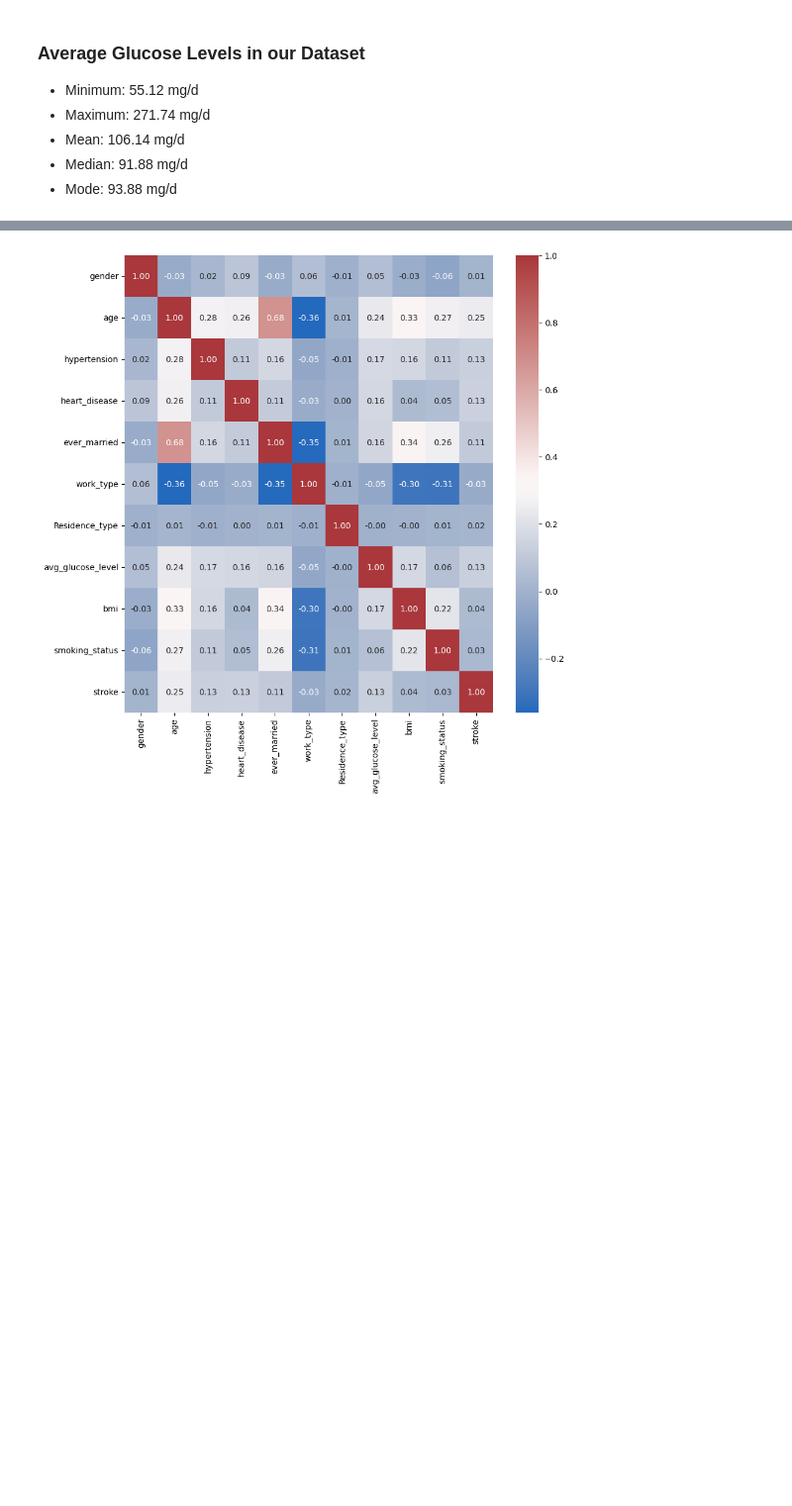
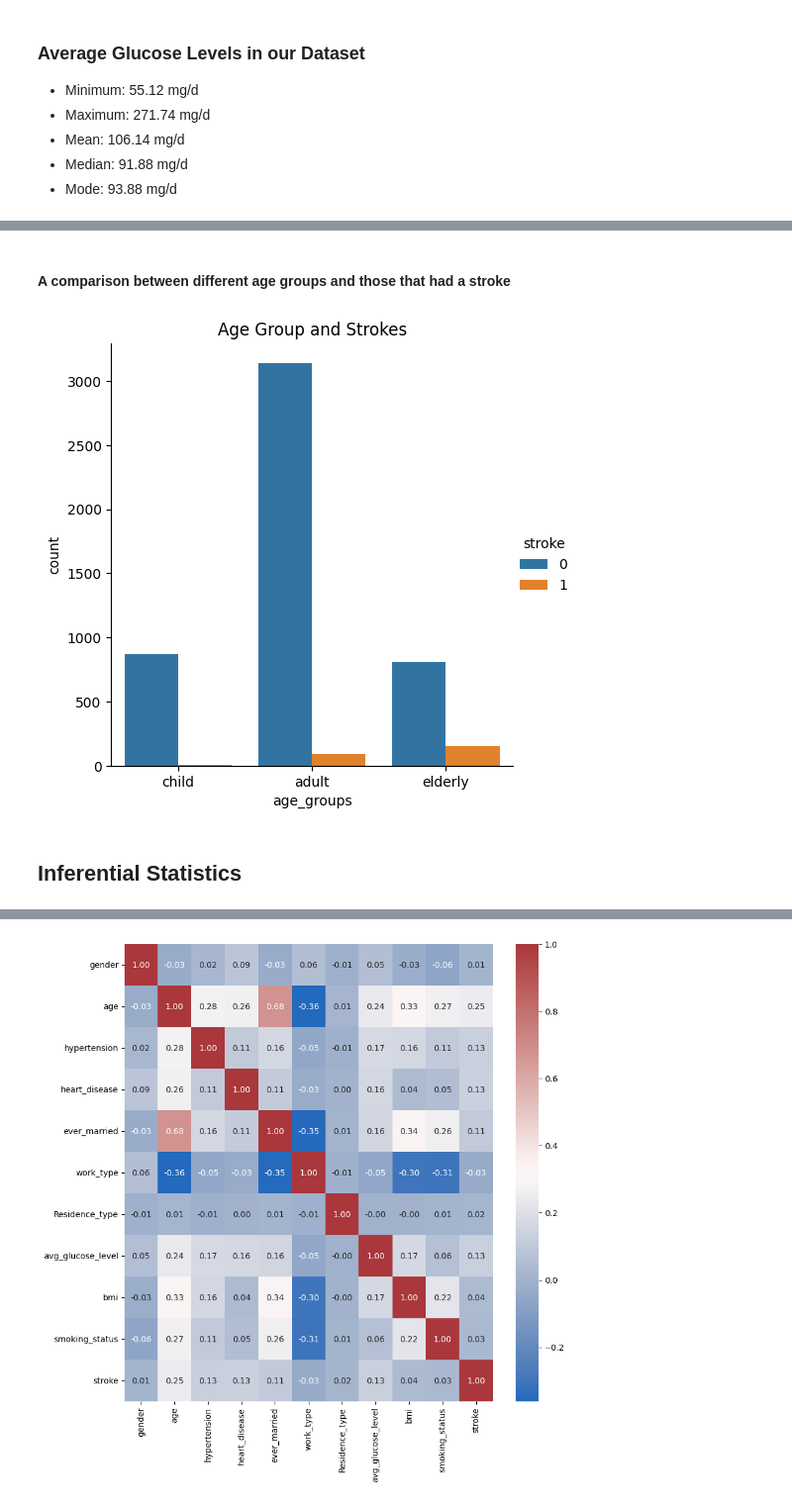
Before and after one commit to mdrhmn48/Stroke-Prediction, a Jupyter notebook: analysis.ipynb, the cells around one changed output, grey strips where cells are left out. Shown at 99% size. Drawn from its saved outputs; the diff is of its cells as text; code cells hidden in the pictures; blank space fills up the shorter version.

```diff
--- a/analysis.ipynb
+++ b/analysis.ipynb
@@ -82,0 +117,17 @@ plt.show()
+# %% [markdown]
+#### A comparison between different age groups and those that had a stroke
+# %%
+age_groups = [0,18,65,100]
+age_names = ['child', 'adult', 'elderly']
+
+
+#making age groups by creating bins
+df['age_groups'] = pd.cut(x=df['age'], bins=age_groups, labels=age_names)
+
+
+sns.catplot(x='age_groups', data=df, hue="stroke", kind="count").set(title='Age Group and Strokes')
+plt.show()
+# %% [output]
+[figure, added]
+# %% [markdown]
+## Inferential Statistics
```
Also changed, not shown: parts of 26 cells of this notebook.
